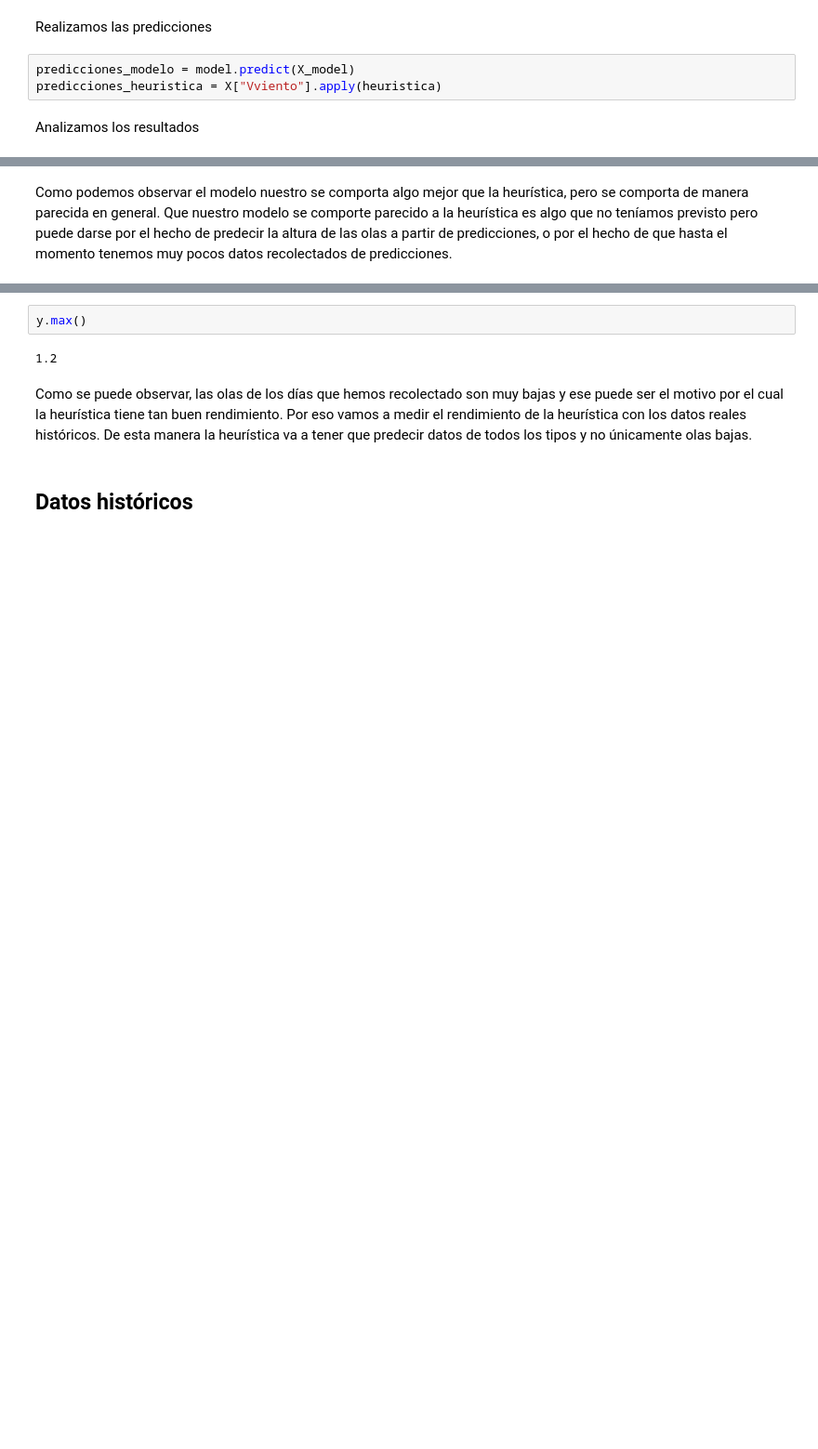
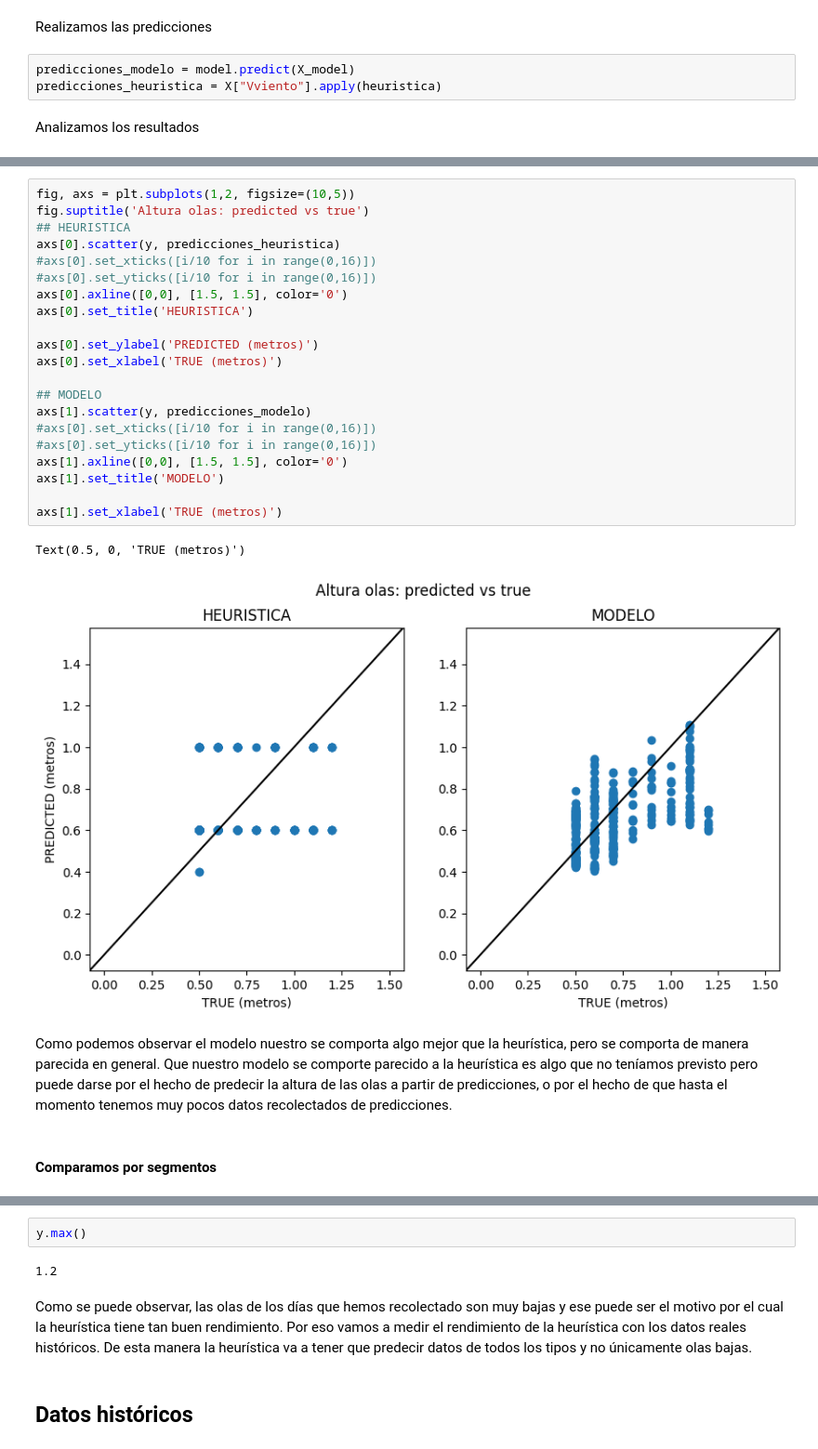
Before and after one commit to MarioBaldocchi/PD, a Jupyter notebook: forecasts/heuristica_vs_modeloDef.ipynb, the cells around one changed output, grey strips where cells are left out. Shown at 93% size. Cells and saved outputs as stored; diff of their text form; blank space fills up the shorter version.

```diff
--- a/forecasts/heuristica_vs_modeloDef.ipynb
+++ b/forecasts/heuristica_vs_modeloDef.ipynb
@@ -111,2 +137,28 @@ calcular_metricas(y, predicciones_heuristica)
+# %%
+fig, axs = plt.subplots(1,2, figsize=(10,5))
+fig.suptitle('Altura olas: predicted vs true')
+## HEURISTICA
+axs[0].scatter(y, predicciones_heuristica)
+#axs[0].set_xticks([i/10 for i in range(0,16)])
+#axs[0].set_yticks([i/10 for i in range(0,16)])
+axs[0].axline([0,0], [1.5, 1.5], color='0')
+axs[0].set_title('HEURISTICA')
+
+axs[0].set_ylabel('PREDICTED (metros)')
+axs[0].set_xlabel('TRUE (metros)')
+
+## MODELO
+axs[1].scatter(y, predicciones_modelo)
+#axs[0].set_xticks([i/10 for i in range(0,16)])
+#axs[0].set_yticks([i/10 for i in range(0,16)])
+axs[1].axline([0,0], [1.5, 1.5], color='0')
+axs[1].set_title('MODELO')
+
+axs[1].set_xlabel('TRUE (metros)')
+# %% [output]
+Text(0.5, 0, 'TRUE (metros)')
+[figure, added]
 # %% [markdown]
 Como podemos observar el modelo nuestro se comporta algo mejor que la heurística, pero se comporta de manera parecida en general. Que nuestro modelo se comporte parecido a la heurística es algo que no teníamos previsto pero puede darse por el hecho de predecir la altura de las olas a partir de predicciones, o por el hecho de que hasta el momento tenemos muy pocos datos recolectados de predicciones.
+# %% [markdown]
+#### Comparamos por segmentos
```
Also changed, not shown: parts of 11 cells of this notebook, 1 other file.
